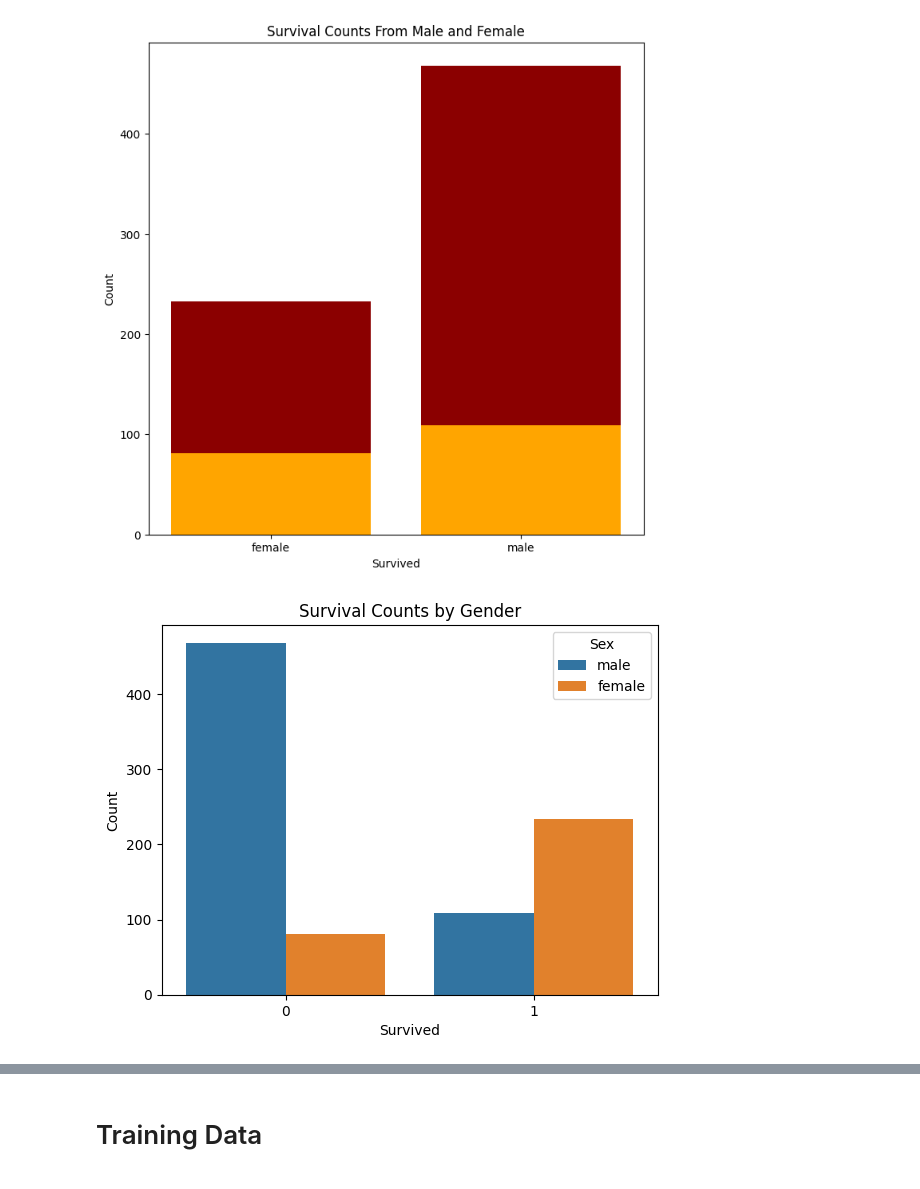
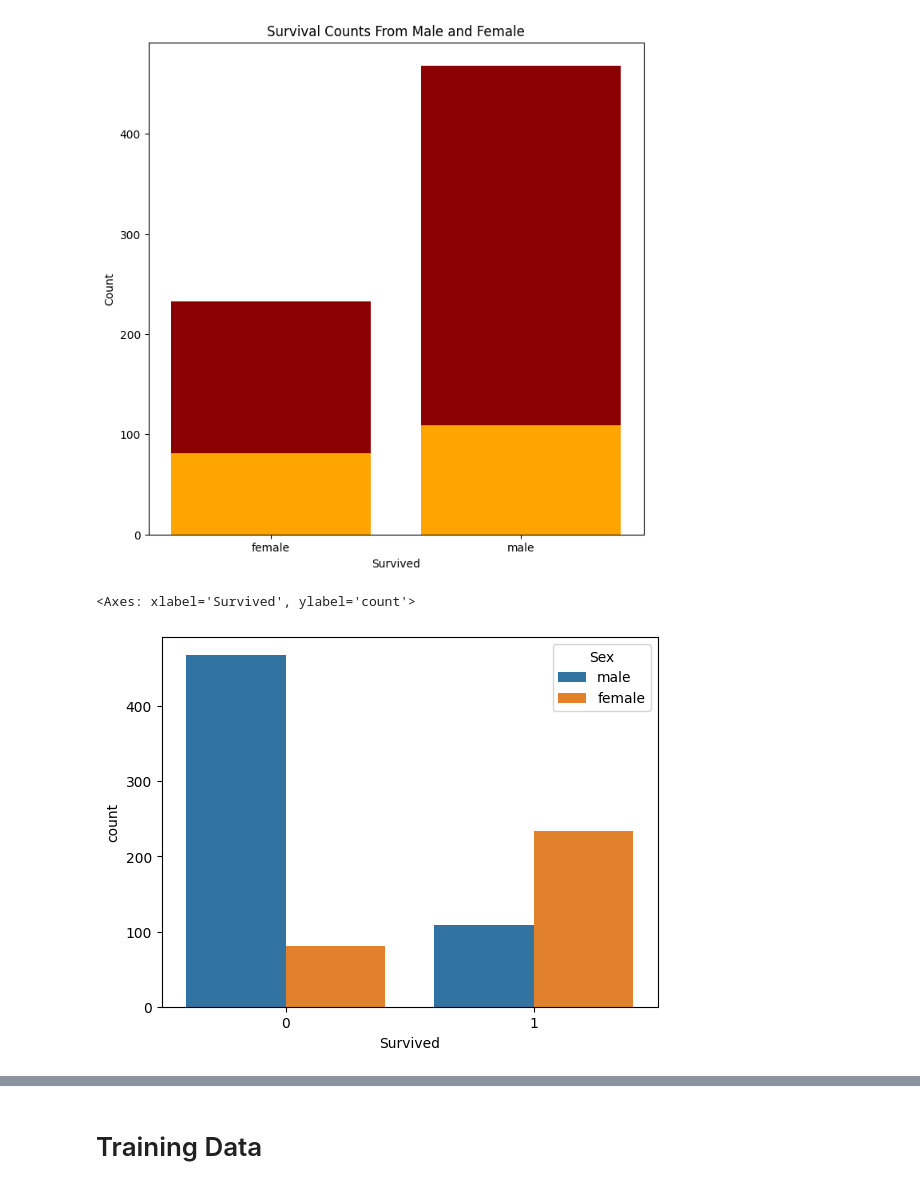
Before and after one commit to aryadzar/AI, a Jupyter notebook: 2217051007_M Arya Dzaky A_B_UTP AI.ipynb, the cells around one changed output, grey strips where cells are left out. Drawn from its saved outputs; the diff is of its cells as text; code cells hidden in the pictures.

```diff
--- a/2217051007_M Arya Dzaky A_B_UTP AI.ipynb
+++ b/2217051007_M Arya Dzaky A_B_UTP AI.ipynb
@@ -174,9 +175,6 @@ plt.show()
 [figure]
 # %%
 sns.countplot(x="Survived", hue="Sex", data=df)
-plt.title("Survival Counts by Gender")
-plt.xlabel('Survived')
-plt.ylabel('Count')
-plt.show()
 # %% [output]
+<Axes: xlabel='Survived', ylabel='count'>
-[figure, old version]
+[figure, new version]
```
Also changed, not shown: parts of 11 cells of this notebook, 1 other file.
